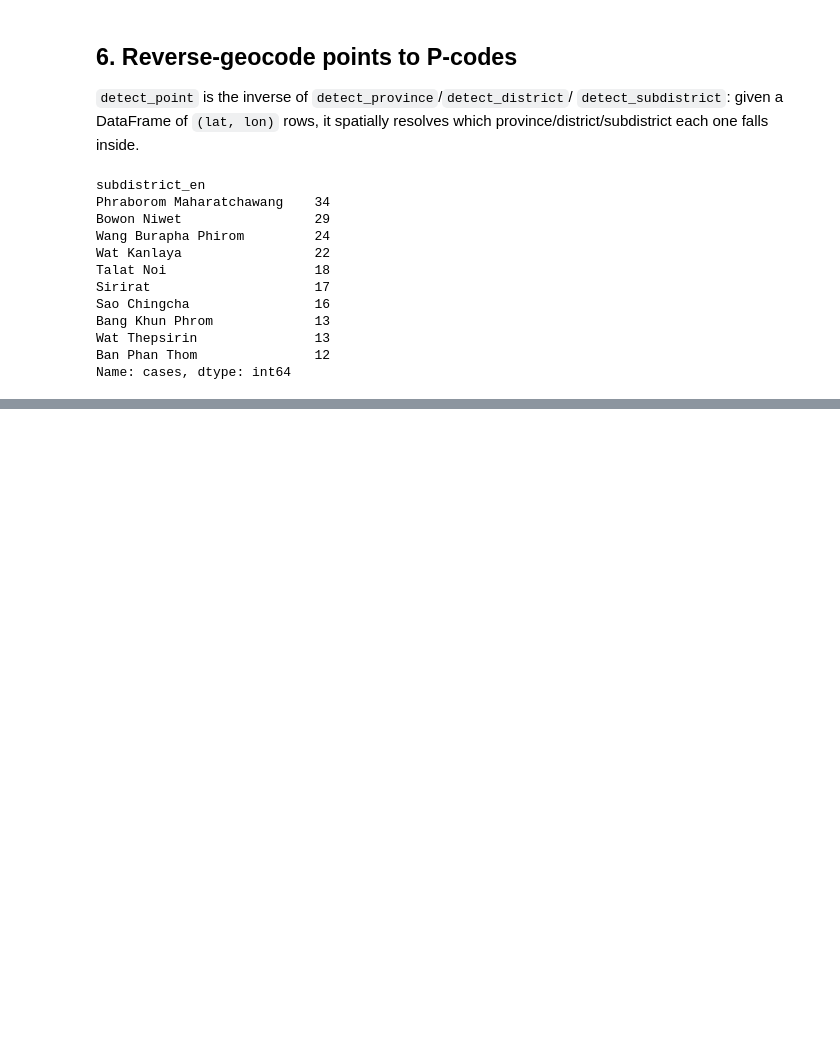
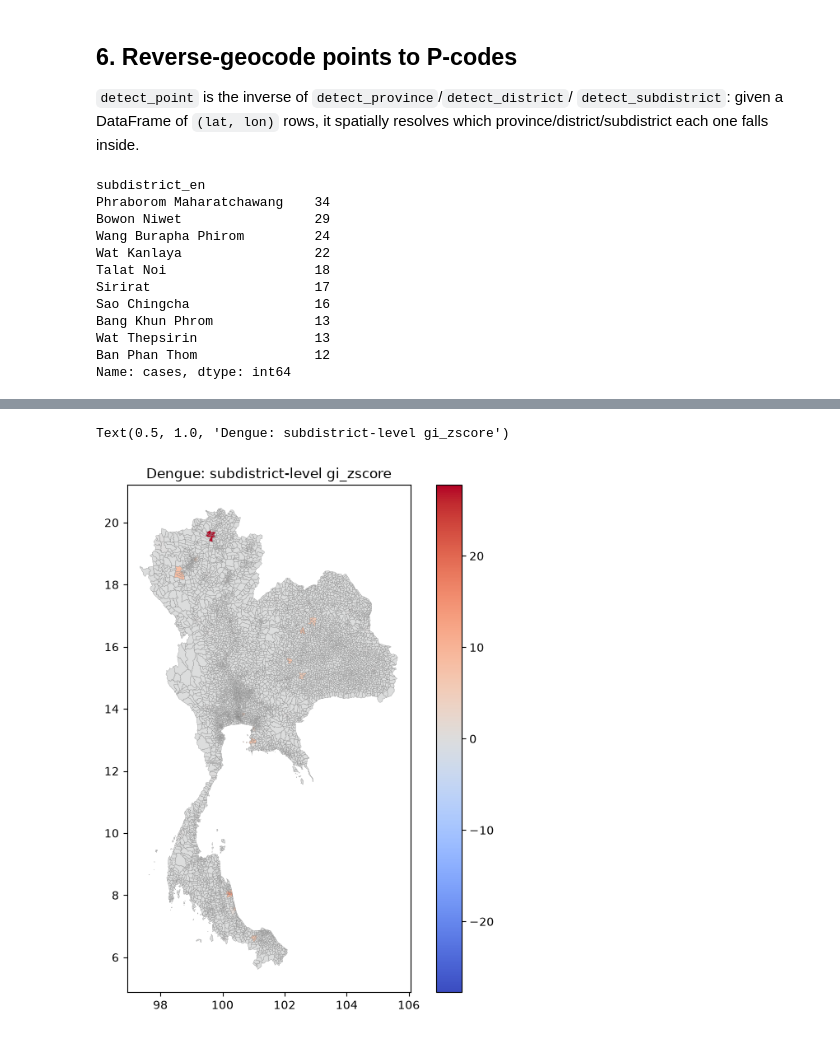
Before and after one commit to nongwarodom/spatialdetection, a Jupyter notebook: notebooks/quickstart.ipynb, the cells around one changed output, grey strips where cells are left out. Saved outputs shown, nothing was run; the diff lists cells and outputs as text; code cells hidden in the pictures; blank space fills up the shorter version.

```diff
--- a/notebooks/quickstart.ipynb
+++ b/notebooks/quickstart.ipynb
@@ -302,0 +291,9 @@ Top subdistricts by person count:
+# %%
+with warnings.catch_warnings():
+    warnings.simplefilter("ignore", UserWarning)
+    dengue_subdistrict = subdistrict_hotspots(dengue_df, lon_col="long", lat_col="lat", k=5, permutations=99)
+
+plot_hotspots(dengue_subdistrict).set_title("Dengue: subdistrict-level gi_zscore")
+# %% [output]
+Text(0.5, 1.0, 'Dengue: subdistrict-level gi_zscore')
+[figure, added]
```
Also changed, not shown: parts of 23 cells of this notebook, 6 other files.
